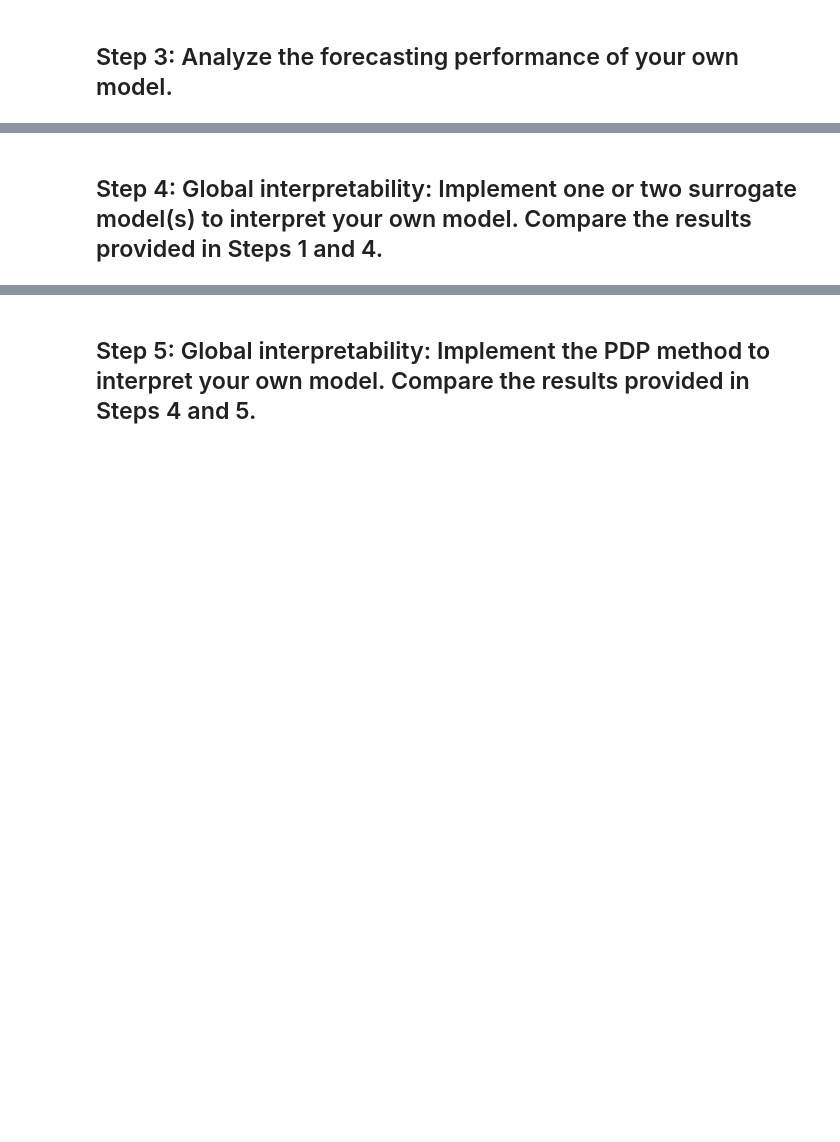
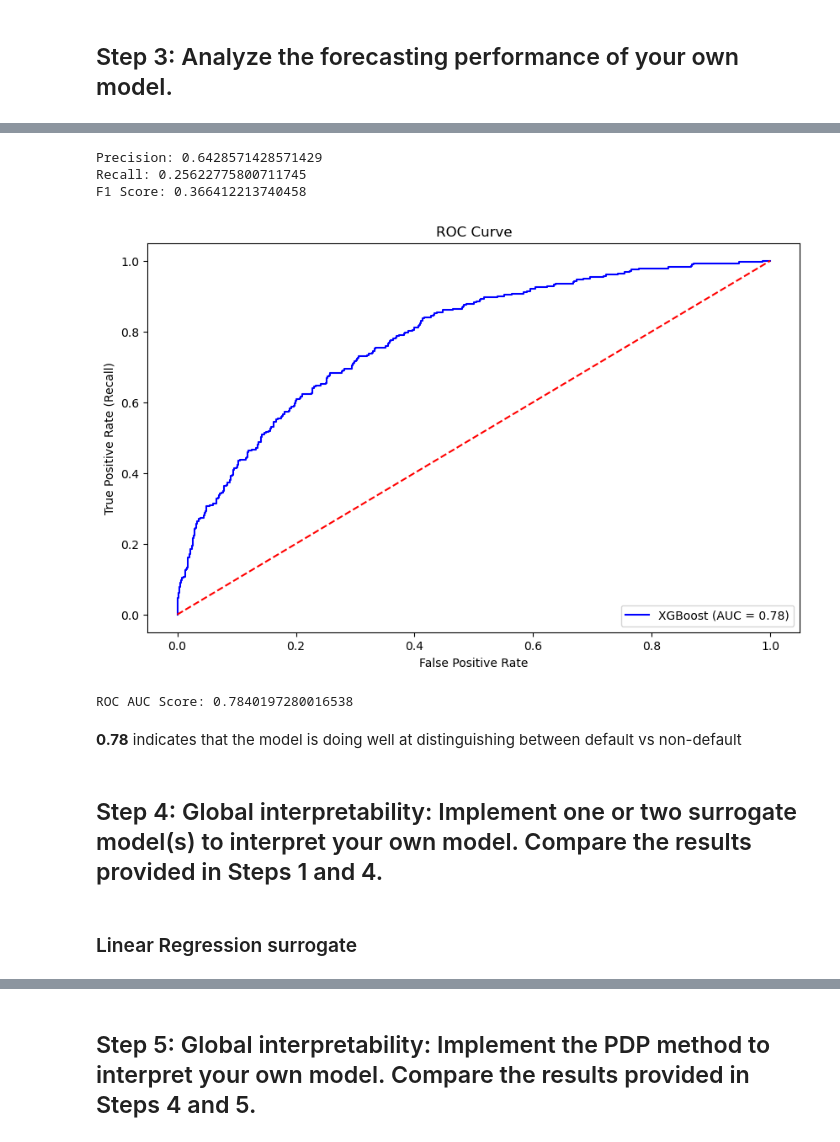
Before and after one commit to agossetX/interpretability_algorithmic_fairness_group_2, a Jupyter notebook: main.ipynb, the cells around one changed output, grey strips where cells are left out. Drawn from its saved outputs; the diff is of its cells as text; code cells hidden in the pictures; blank space fills up the shorter version.

```diff
--- a/main.ipynb
+++ b/main.ipynb
@@ -12,0 +126,13 @@ df = pd.read_excel('dataproject2024.xlsx')
+# %%
+xgb_model = XGBClassifier(n_estimators=100, learning_rate=0.1, max_depth=5, random_state=42, objective='binary:logistic')
+xgb_model.fit(X_train, y_train)
+
+y_pred = xgb_model.predict(X_test)
+
+accuracy = accuracy_score(y_test, y_pred)
+conf_matrix = confusion_matrix(y_test, y_pred)
+classification_rep = classification_report(y_test, y_pred)
+
+print(f"Accuracy: {accuracy}")
+print(f"Confusion Matrix:\n{conf_matrix}")
+print(f"Classification Report:\n{classification_rep}")
@@ -12,0 +201,16 @@ df = pd.read_excel('dataproject2024.xlsx')
+# %%
+best_params = study.best_params
+print(f"Best hyperparameters: {study.best_params}")
+
+xgb_model = XGBClassifier(**best_params, objective='binary:logistic')
+xgb_model.fit(X_train, y_train)
+
+y_pred = xgb_model.predict(X_test)
+
+accuracy = accuracy_score(y_test, y_pred)
+conf_matrix = confusion_matrix(y_test, y_pred)
+classification_rep = classification_report(y_test, y_pred)
+
+print(f"Accuracy: {accuracy}")
+print(f"Confusion Matrix:\n{conf_matrix}")
+print(f"Classification Report:\n{classification_rep}")
@@ -15,2 +277,38 @@ df = pd.read_excel('dataproject2024.xlsx')
+# %%
+from sklearn.metrics import roc_auc_score, roc_curve, precision_score, recall_score, f1_score
+
+# Calculate Precision, Recall, F1 Score
+precision = precision_score(y_test, y_pred)
+recall = recall_score(y_test, y_pred)
+f1 = f1_score(y_test, y_pred)
+
+print(f"Precision: {precision}")
+print(f"Recall: {recall}")
+print(f"F1 Score: {f1}")
+# %% [output]
+Precision: 0.6428571428571429
+Recall: 0.25622775800711745
+F1 Score: 0.366412213740458
+# %%
+# ROC Curve and AUC
+y_pred_prob = xgb_model.predict_proba(X_test)[:, 1]  # Probabilities for positive class
+roc_auc = roc_auc_score(y_test, y_pred_prob)
+fpr, tpr, thresholds = roc_curve(y_test, y_pred_prob)
+
+plt.figure(figsize=(10, 6))
+plt.plot(fpr, tpr, color='blue', label=f'XGBoost (AUC = {roc_auc:.2f})')
+plt.plot([0, 1], [0, 1], color='red', linestyle='--')
+plt.xlabel('False Positive Rate')
+plt.ylabel('True Positive Rate (Recall)')
+plt.title('ROC Curve')
+plt.legend(loc='lower right')
+plt.show()
+
+print(f"ROC AUC Score: {roc_auc}")
+# %% [output]
+[figure, added]
+ROC AUC Score: 0.7840197280016538
+# %% [markdown]
+**0.78** indicates that the model is doing well at distinguishing between default vs non-default
 # %% [markdown]
 ## Step 4: Global interpretability: Implement one or two surrogate model(s) to interpret your own model. Compare the results provided in Steps 1 and 4.
@@ -16,0 +317,2 @@ df = pd.read_excel('dataproject2024.xlsx')
+# %% [markdown]
+### Linear Regression surrogate
```
Also changed, not shown: parts of 33 cells of this notebook.
